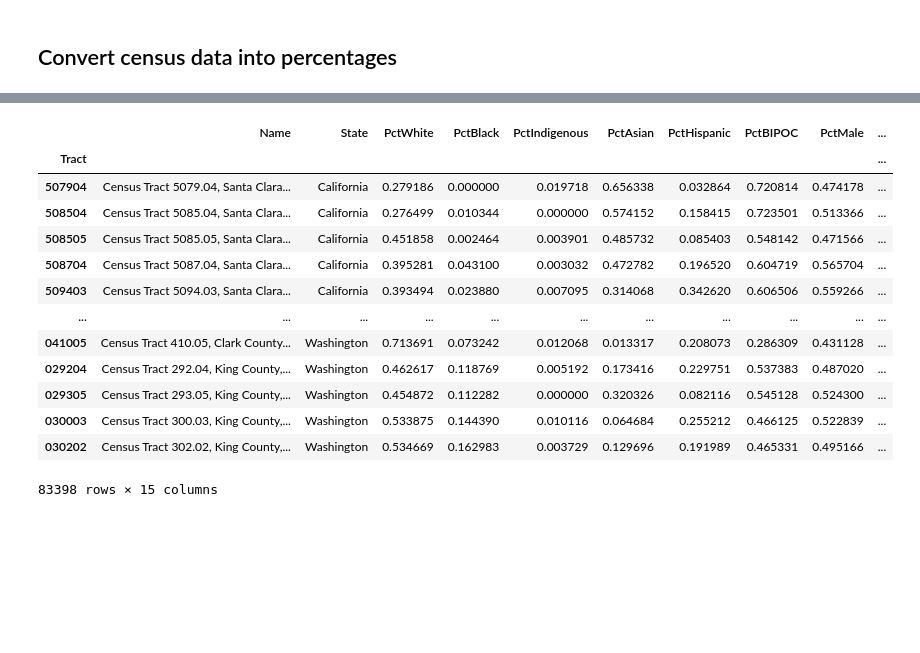
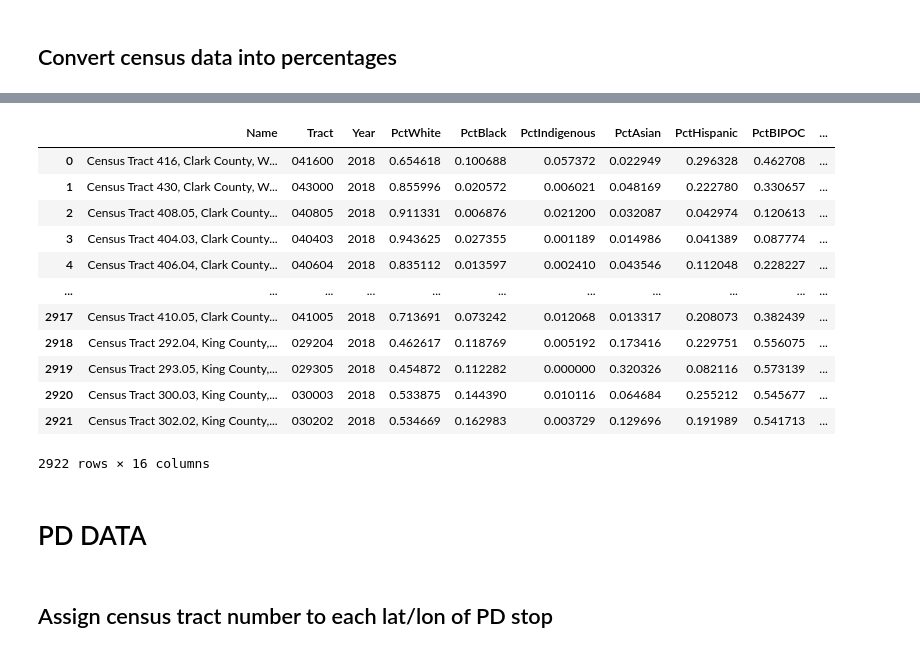
Before and after one commit to kaitlynng9/cet522-pd-dashboard, a Jupyter notebook: acs_data.ipynb, the cells around one changed output, grey strips where cells are left out. Cells and saved outputs as stored; diff of their text form; code cells hidden in the pictures; blank space fills up the shorter version.

```diff
--- a/acs_data.ipynb
+++ b/acs_data.ipynb
@@ -112,0 +109,7 @@ census_data_geoms_gdf.plot(ax=ax)
+# %%
+# join all years
+wa_census_data = pd.concat(census_data_all_yrs)
+# %%
+# add geometry
+census_data_geoms_gdf = wa_census_data.merge(wa_tract_geom_gdf, on='Tract', how='left')
+census_data_geoms_gdf.head()
@@ -119,9 +130,6 @@ census_data_geoms_gdf["PctBlack"] = census_data_geoms_gdf["PopulationBlackAlone"
 census_data_geoms_gdf["PctIndigenous"] = (census_data_geoms_gdf["PopulationAmericanIndianAlaskaNativeAlone"] + census_data_geoms_gdf["PopulationNativeHawaiianPacificIslanderAlone"])/census_data_geoms_gdf["TotalPopulation"]
 census_data_geoms_gdf["PctAsian"] = census_data_geoms_gdf["PopulationAsianAlone"]/census_data_geoms_gdf["TotalPopulation"]
 census_data_geoms_gdf["PctHispanic"] = census_data_geoms_gdf["PopulationHispanic"]/census_data_geoms_gdf["TotalPopulation"]
-census_data_geoms_gdf["PctBIPOC"] = 1 - census_data_geoms_gdf["PctWhite"]
+census_data_geoms_gdf["PctBIPOC"] = 1 - census_data_geoms_gdf["PopulationNotHispanicWhiteAlone"]/census_data_geoms_gdf["TotalPopulation"]
 census_data_geoms_gdf["PctMale"] = census_data_geoms_gdf["PopulationMale"]/census_data_geoms_gdf["TotalPopulation"]
 census_data_geoms_gdf["PctBachelors"] = census_data_geoms_gdf["BachelorsEdPopulation25+"]/census_data_geoms_gdf["TotalPopulation25+"]
-# %%
-# replace state code with state name
-census_data_geoms_gdf["State"] = census_data_geoms_gdf["State"].apply(lambda x: states[x])
@@ -134,18 +136,17 @@ See the caveats in the documentation: https://pandas.pydata.org/pandas-docs/stab
 # %%
-census_data_geoms_gdf = census_data_geoms_gdf[['Name', 'State', 'PctWhite', 'PctBlack', 'PctIndigenous', 'PctAsian', 'PctHispanic', 'PctBIPOC', 'PctMale', 'TotalPopulation', 'MedianAge', 'MedianIncome', 'PctBelowPoverty', 'PctBachelors', 'geometry']]
+census_data_geoms_gdf = census_data_geoms_gdf[['Name', 'Tract', 'Year','PctWhite', 'PctBlack', 'PctIndigenous', 'PctAsian', 'PctHispanic', 'PctBIPOC', 'PctMale', 'TotalPopulation', 'MedianAge', 'MedianIncome', 'PctBelowPoverty', 'PctBachelors', 'geometry']]
 census_data_geoms_gdf
 # %% [output]
-|  | Name | State | PctWhite | PctBlack | PctIndigenous | PctAsian | PctHispanic | PctBIPOC | PctMale | ... |
-| Tract |  |  |  |  |  |  |  |  |  | ... |
-| 507904 | Census Tract 5079.04, Santa Clara... | California | 0.279186 | 0.000000 | 0.019718 | 0.656338 | 0.032864 | 0.720814 | 0.474178 | ... |
-| 508504 | Census Tract 5085.04, Santa Clara... | California | 0.276499 | 0.010344 | 0.000000 | 0.574152 | 0.158415 | 0.723501 | 0.513366 | ... |
-| 508505 | Census Tract 5085.05, Santa Clara... | California | 0.451858 | 0.002464 | 0.003901 | 0.485732 | 0.085403 | 0.548142 | 0.471566 | ... |
-| 508704 | Census Tract 5087.04, Santa Clara... | California | 0.395281 | 0.043100 | 0.003032 | 0.472782 | 0.196520 | 0.604719 | 0.565704 | ... |
-| 509403 | Census Tract 5094.03, Santa Clara... | California | 0.393494 | 0.023880 | 0.007095 | 0.314068 | 0.342620 | 0.606506 | 0.559266 | ... |
+|  | Name | Tract | Year | PctWhite | PctBlack | PctIndigenous | PctAsian | PctHispanic | PctBIPOC | ... |
+| 0 | Census Tract 416, Clark County, W... | 041600 | 2018 | 0.654618 | 0.100688 | 0.057372 | 0.022949 | 0.296328 | 0.462708 | ... |
+| 1 | Census Tract 430, Clark County, W... | 043000 | 2018 | 0.855996 | 0.020572 | 0.006021 | 0.048169 | 0.222780 | 0.330657 | ... |
+| 2 | Census Tract 408.05, Clark County... | 040805 | 2018 | 0.911331 | 0.006876 | 0.021200 | 0.032087 | 0.042974 | 0.120613 | ... |
+| 3 | Census Tract 404.03, Clark County... | 040403 | 2018 | 0.943625 | 0.027355 | 0.001189 | 0.014986 | 0.041389 | 0.087774 | ... |
+| 4 | Census Tract 406.04, Clark County... | 040604 | 2018 | 0.835112 | 0.013597 | 0.002410 | 0.043546 | 0.112048 | 0.228227 | ... |
 | ... | ... | ... | ... | ... | ... | ... | ... | ... | ... | ... |
-| 041005 | Census Tract 410.05, Clark County... | Washington | 0.713691 | 0.073242 | 0.012068 | 0.013317 | 0.208073 | 0.286309 | 0.431128 | ... |
-| 029204 | Census Tract 292.04, King County,... | Washington | 0.462617 | 0.118769 | 0.005192 | 0.173416 | 0.229751 | 0.537383 | 0.487020 | ... |
-| 029305 | Census Tract 293.05, King County,... | Washington | 0.454872 | 0.112282 | 0.000000 | 0.320326 | 0.082116 | 0.545128 | 0.524300 | ... |
-| 030003 | Census Tract 300.03, King County,... | Washington | 0.533875 | 0.144390 | 0.010116 | 0.064684 | 0.255212 | 0.466125 | 0.522839 | ... |
-| 030202 | Census Tract 302.02, King County,... | Washington | 0.534669 | 0.162983 | 0.003729 | 0.129696 | 0.191989 | 0.465331 | 0.495166 | ... |
+| 2917 | Census Tract 410.05, Clark County... | 041005 | 2018 | 0.713691 | 0.073242 | 0.012068 | 0.013317 | 0.208073 | 0.382439 | ... |
+| 2918 | Census Tract 292.04, King County,... | 029204 | 2018 | 0.462617 | 0.118769 | 0.005192 | 0.173416 | 0.229751 | 0.556075 | ... |
+| 2919 | Census Tract 293.05, King County,... | 029305 | 2018 | 0.454872 | 0.112282 | 0.000000 | 0.320326 | 0.082116 | 0.573139 | ... |
+| 2920 | Census Tract 300.03, King County,... | 030003 | 2018 | 0.533875 | 0.144390 | 0.010116 | 0.064684 | 0.255212 | 0.545677 | ... |
+| 2921 | Census Tract 302.02, King County,... | 030202 | 2018 | 0.534669 | 0.162983 | 0.003729 | 0.129696 | 0.191989 | 0.541713 | ... |
-83398 rows × 15 columns
+2922 rows × 16 columns
@@ -154,0 +158,4 @@ census_data_geoms_gdf
+# %% [markdown]
+# PD DATA
+# %% [markdown]
+## Assign census tract number to each lat/lon of PD stop
```
Also changed, not shown: parts of 27 cells of this notebook, 3 other files.
